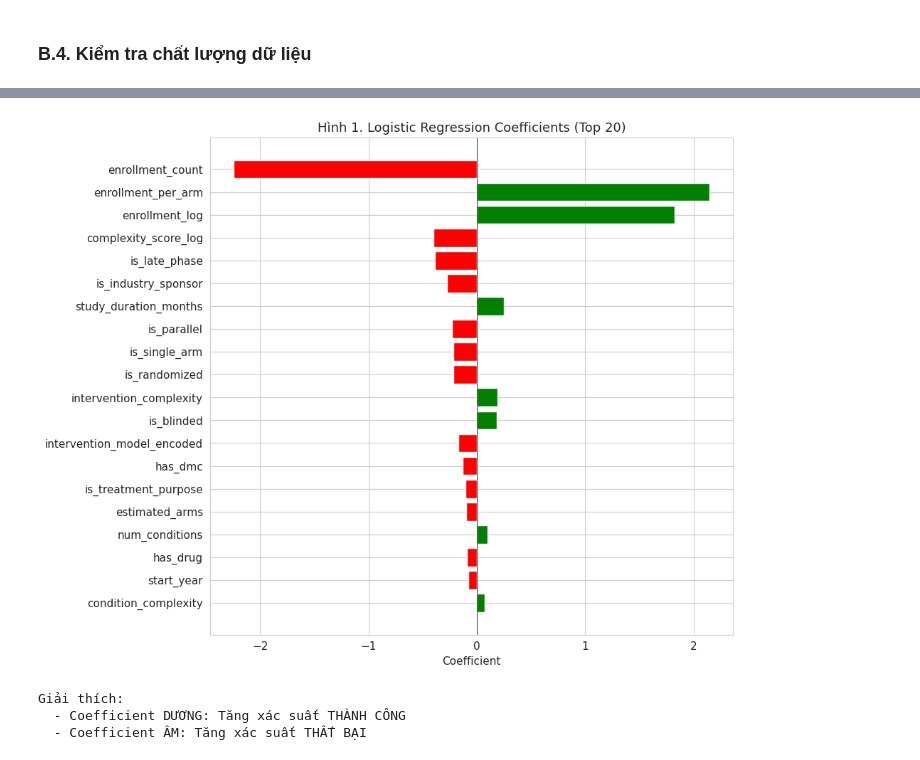
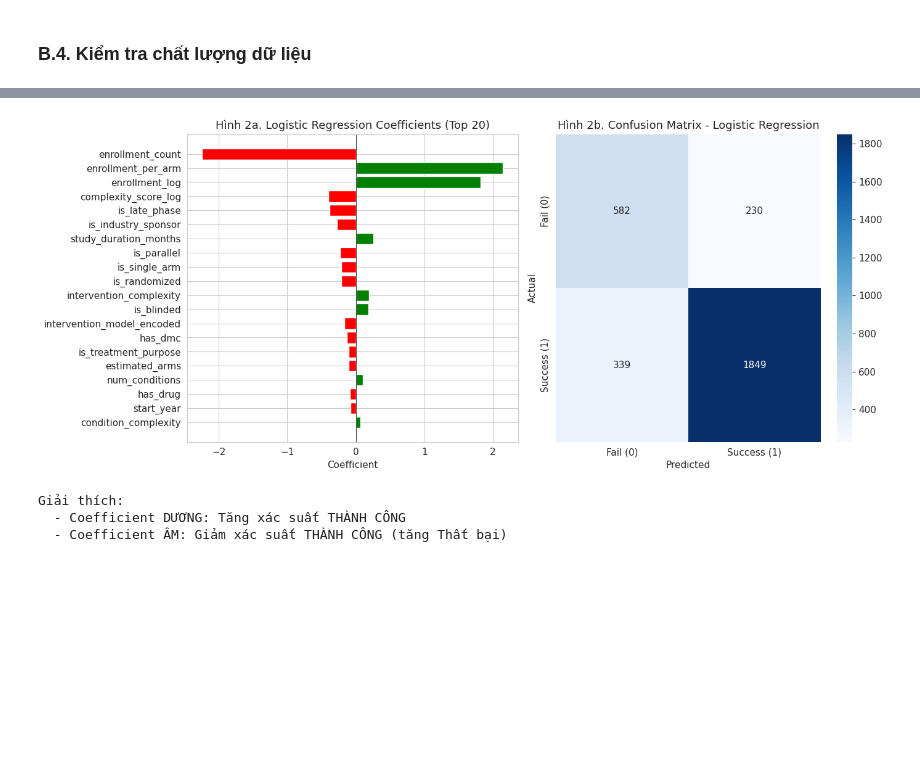
Before and after one commit to b28dbca4/Clinical-Trial-Failure-Prediction, a Jupyter notebook: notebooks/05_modeling.ipynb, the cells around one changed output, grey strips where cells are left out. Drawn from its saved outputs; the diff is of its cells as text; code cells hidden in the pictures; blank space fills up the shorter version.

Commit message:
Completed Modeling

```diff
--- a/notebooks/05_modeling.ipynb
+++ b/notebooks/05_modeling.ipynb
@@ -293,31 +465,81 @@ Baseline metrics: ROC-AUC = 0.8461, F1 = 0.8667
 # %%
+print("="*60)
+print("LOGISTIC REGRESSION - BASELINE CẤP 2")
+print("="*60)
+
+trainer = ModelTrainer(seed=SEED)
+adv_evaluator = AdvancedModelEvaluator(pos_label=1)
+
+lr_model = trainer.train_logistic_regression(X_train, y_train, X_val, y_val)
+
+y_train_pred_lr = lr_model.predict(X_train)
+y_train_proba_lr = lr_model.predict_proba(X_train)[:, 1]
+y_val_pred_lr = lr_model.predict(X_val)
+y_val_proba_lr = lr_model.predict_proba(X_val)[:, 1]
+
+baseline_pr_auc_train = average_precision_score(y_train, y_train_proba_lr)
+baseline_pr_auc_val = average_precision_score(y_val, y_val_proba_lr)
+baseline_roc_auc = roc_auc_score(y_val, y_val_proba_lr)
+baseline_f1 = f1_score(y_val, y_val_pred_lr)
+
+print("\nKết quả Logistic Regression:")
+print("\nTrên tập Train:")
+train_metrics_lr = adv_evaluator.compute_comprehensive_metrics(y_train.values, y_train_pred_lr, y_train_proba_lr)
+print(f"  - ROC-AUC: {train_metrics_lr['roc_auc']:.4f}")
+print(f"  - PR-AUC: {baseline_pr_auc_train:.4f}")
+print(f"  - F1(Pos): {train_metrics_lr['f1_pos']:.4f}")
+print(f"  - Recall(Pos): {train_metrics_lr['recall_pos']:.4f}")
+print(f"  - MCC: {train_metrics_lr['mcc']:.4f}")
+
+print("\nTrên tập Validation:")
+val_metrics_lr = adv_evaluator.compute_comprehensive_metrics(y_val.values, y_val_pred_lr, y_val_proba_lr)
+print(f"  - ROC-AUC: {val_metrics_lr['roc_auc']:.4f}")
+print(f"  - PR-AUC: {baseline_pr_auc_val:.4f}")
+print(f"  - F1(Pos): {val_metrics_lr['f1_pos']:.4f}")
+print(f"  - Recall(Pos): {val_metrics_lr['recall_pos']:.4f}")
+print(f"  - Precision(Pos): {val_metrics_lr['precision_pos']:.4f}")
+print(f"  - MCC: {val_metrics_lr['mcc']:.4f}")
+print(f"  - Balanced Accuracy: {val_metrics_lr['balanced_accuracy']:.4f}")
+
+print(f"\nSo sánh với Dummy baseline:")
+print(f"  - PR-AUC: {baseline_pr_auc_val:.4f} vs {y_val.mean():.4f} (Dummy)")
+print(f"  - Cải thiện: +{baseline_pr_auc_val - y_val.mean():.4f}")
+
 lr_coeffs = pd.DataFrame({
     'feature': all_features,
     'coefficient': lr_model.coef_[0],
     'abs_coefficient': np.abs(lr_model.coef_[0])
 }).sort_values('abs_coefficient', ascending=False)
 
-print("Phân tích Coefficients - Logistic Regression")
-print("\nTop 15 features quan trọng nhất:")
+print("\nTop 15 features quan trọng (theo |coefficient|):")
 for i, row in lr_coeffs.head(15).iterrows():
     direction = "+" if row['coefficient'] > 0 else "-"
     print(f"  {row['feature']:<30}: {direction}{row['abs_coefficient']:.4f}")
 
-fig, ax = plt.subplots(figsize=(10, 8))
+fig, axes = plt.subplots(1, 2, figsize=(14, 6))
+
 top_features = lr_coeffs.head(20)
 colors = ['green' if c > 0 else 'red' for c in top_features['coefficient']]
-ax.barh(range(len(top_features)), top_features['coefficient'], color=colors)
-ax.set_yticks(range(len(top_features)))
-ax.set_yticklabels(top_features['feature'])
-ax.set_xlabel('Coefficient')
-ax.set_title('Hình 1. Logistic Regression Coefficients (Top 20)')
-ax.axvline(x=0, color='black', linestyle='-', linewidth=0.5)
-plt.gca().invert_yaxis()
+axes[0].barh(range(len(top_features)), top_features['coefficient'], color=colors)
+axes[0].set_yticks(range(len(top_features)))
+axes[0].set_yticklabels(top_features['feature'])
+axes[0].set_xlabel('Coefficient')
+axes[0].set_title('Hình 2a. Logistic Regression Coefficients (Top 20)')
+axes[0].axvline(x=0, color='black', linestyle='-', linewidth=0.5)
+axes[0].invert_yaxis()
+
+cm = confusion_matrix(y_val, y_val_pred_lr)
+sns.heatmap(cm, annot=True, fmt='d', cmap='Blues', ax=axes[1],
+            xticklabels=['Fail (0)', 'Success (1)'],
+            yticklabels=['Fail (0)', 'Success (1)'])
+axes[1].set_xlabel('Predicted')
+axes[1].set_ylabel('Actual')
+axes[1].set_title('Hình 2b. Confusion Matrix - Logistic Regression')
+
 plt.tight_layout()
-plt.savefig(FIGURES_DIR / 'fig1_lr_coefficients.png', dpi=150, bbox_inches='tight')
 plt.show()
 
 print("\nGiải thích:")
 print("  - Coefficient DƯƠNG: Tăng xác suất THÀNH CÔNG")
-print("  - Coefficient ÂM: Tăng xác suất THẤT BẠI")
+print("  - Coefficient ÂM: Giảm xác suất THÀNH CÔNG (tăng Thất bại)")
 # %% [output]
@@ -338,9 +559,9 @@ Top 15 features quan trọng nhất:
   is_blinded                    : +0.1865
   intervention_model_encoded    : -0.1720
   has_dmc                       : -0.1309
   is_treatment_purpose          : -0.1076
-[figure, old version]
+[figure, new version]
 Giải thích:
   - Coefficient DƯƠNG: Tăng xác suất THÀNH CÔNG
-  - Coefficient ÂM: Tăng xác suất THẤT BẠI
+  - Coefficient ÂM: Giảm xác suất THÀNH CÔNG (tăng Thất bại)
 # %% [markdown]
```
Also changed, not shown: parts of 68 cells of this notebook, 21 other files.
